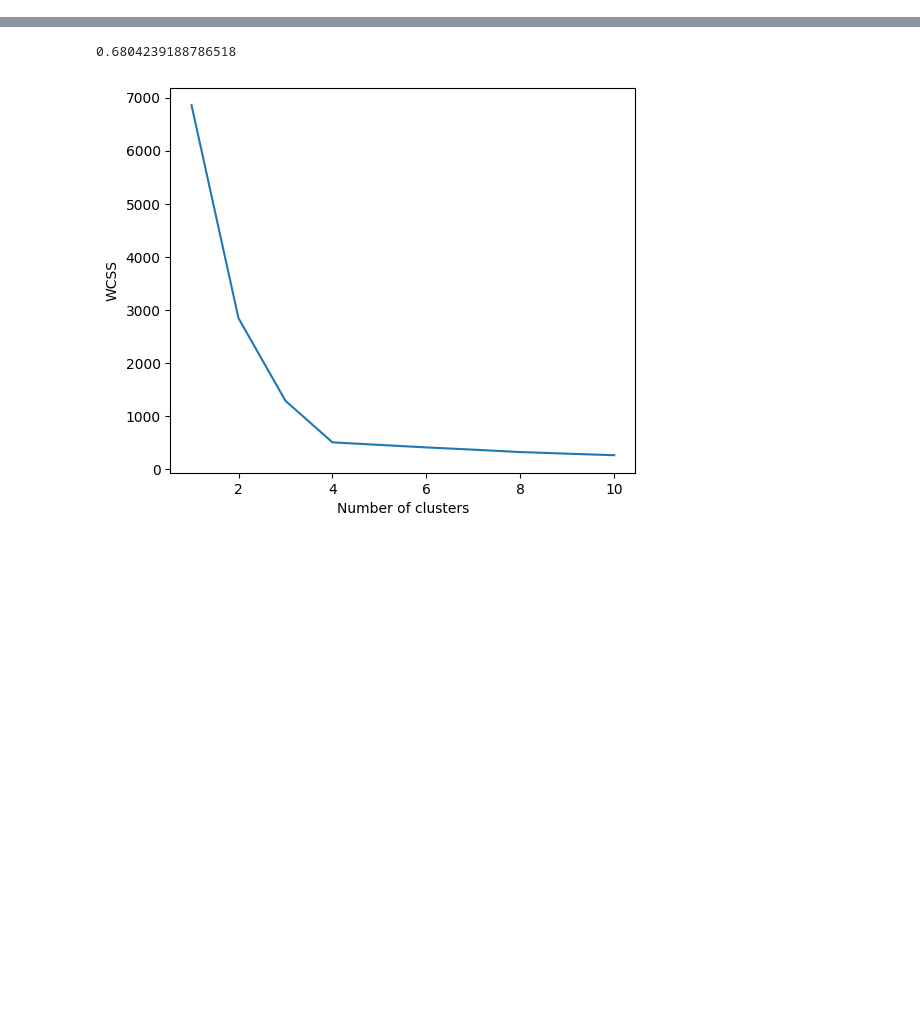
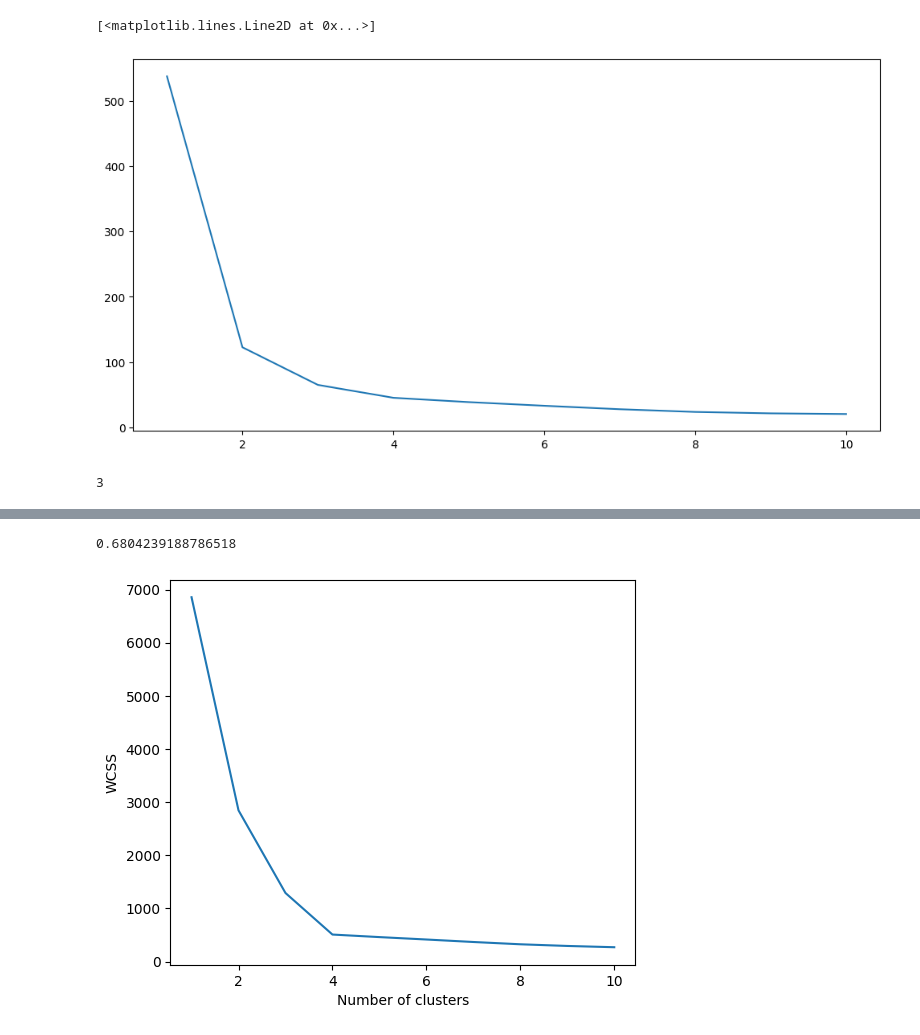
Before and after one commit to The1one1/ML_algo_Code, a Jupyter notebook: k_mean_clustring.ipynb, the cells around one changed output, grey strips where cells are left out. Saved outputs shown, nothing was run; the diff lists cells and outputs as text; code cells hidden in the pictures; blank space fills up the shorter version.

Commit message:
k-means Preprocessing

```diff
--- a/k_mean_clustring.ipynb
+++ b/k_mean_clustring.ipynb
@@ -21,3 +133,3 @@ plt.show()
 # %%
 from sklearn.model_selection import train_test_split
-x_train, x_test, y_train, y_test = train_test_split(x, y, random_state=0)
+x_train, x_test, y_train, y_test = train_test_split(x, y, random_state=42, test_size=0.2)
@@ -31,0 +142,14 @@ plt.show()
+# %%
+wcss = []
+
+for k in range(1, 11):
+    kmeans = KMeans(n_clusters=k, init='k-means++')
+    kmeans.fit(x_train)
+    wcss.append(kmeans.inertia_)
+# %%
+# elbow method
+plt.figure(figsize=(12, 6))
+plt.plot(range(1, 11), wcss)
+# %% [output]
+[<matplotlib.lines.Line2D at 0x...>]
+[figure, added]
@@ -31,0 +160,4 @@ plt.show()
+# %%
+knee.elbow
+# %% [output]
+3
```
Also changed, not shown: parts of 48 cells of this notebook.
